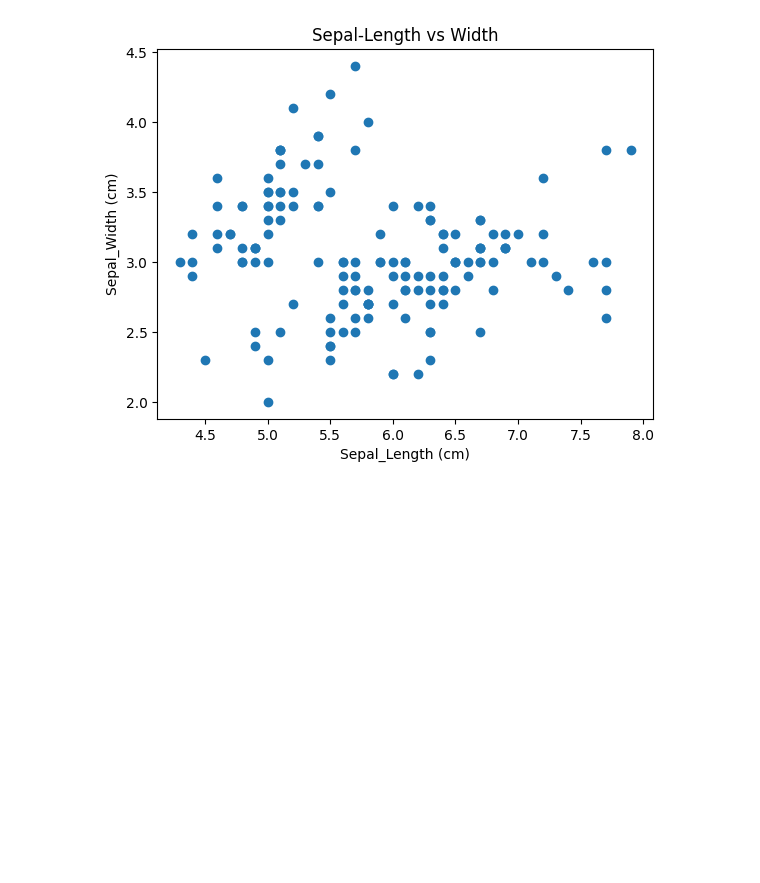
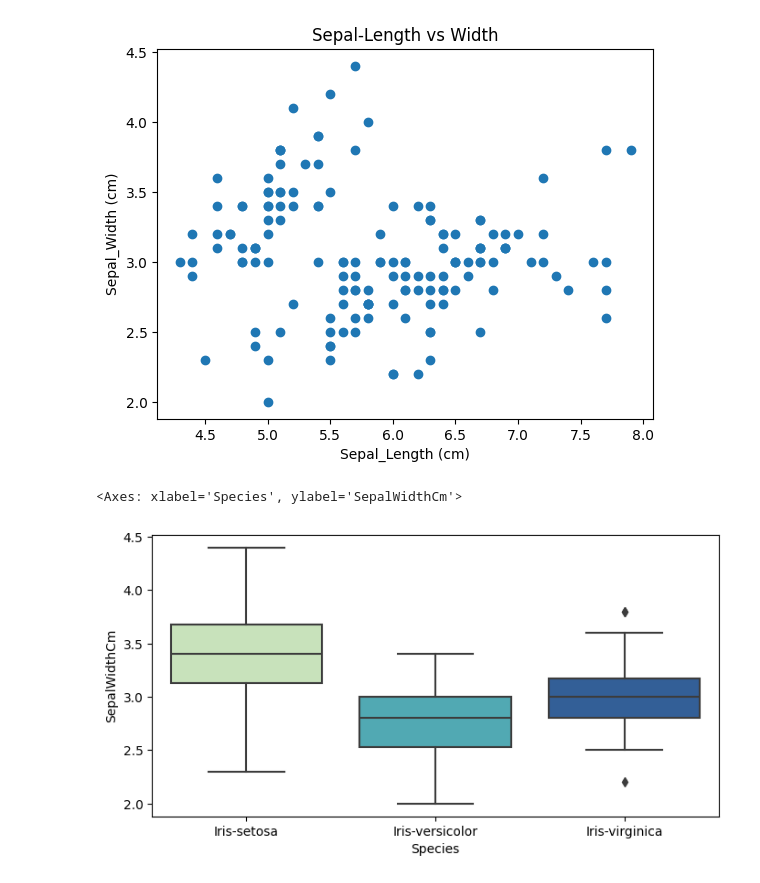
Before and after one commit to Arpit-Saxena-2903/Iris-Species-case-6, a Jupyter notebook: Iris case study.ipynb, the cells around one changed output. Drawn from its saved outputs; the diff is of its cells as text; code cells hidden in the pictures; blank space fills up the shorter version.

Commit message:
Add files via upload
new one with the box plot

```diff
--- a/Iris case study.ipynb
+++ b/Iris case study.ipynb
@@ -184,3 +184,9 @@ axis.set(xlabel='Sepal_Length (cm)',
    title='Sepal-Length vs Width');
 # %% [output]
 [figure]
+# %%
+plt.figure(figsize=(8,4))
+sns.boxplot(x='Species',y='SepalWidthCm',data=df ,palette='YlGnBu')
+# %% [output]
+<Axes: xlabel='Species', ylabel='SepalWidthCm'>
+[figure, added]
```
Also changed, not shown: parts of 4 cells of this notebook.
